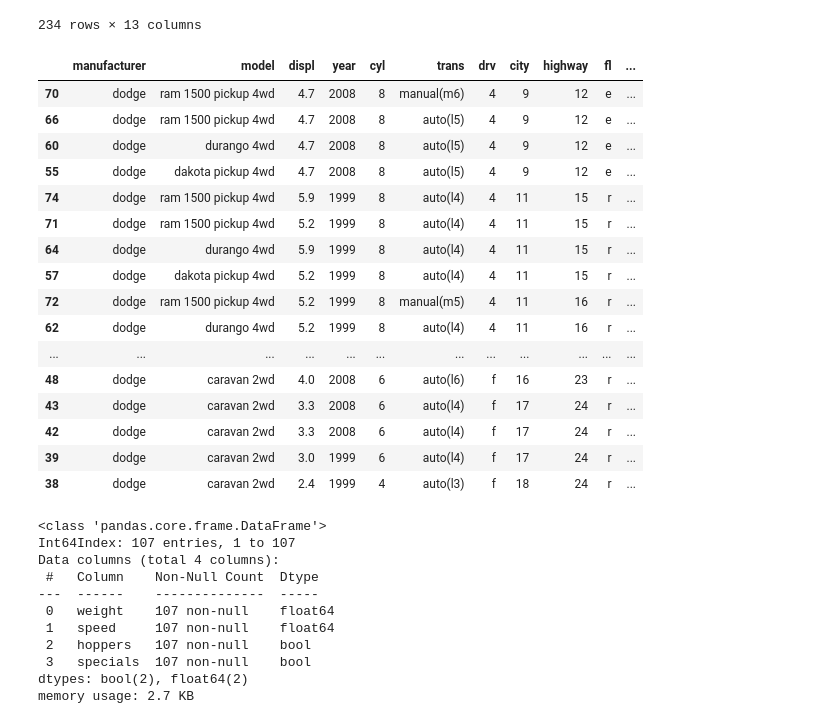
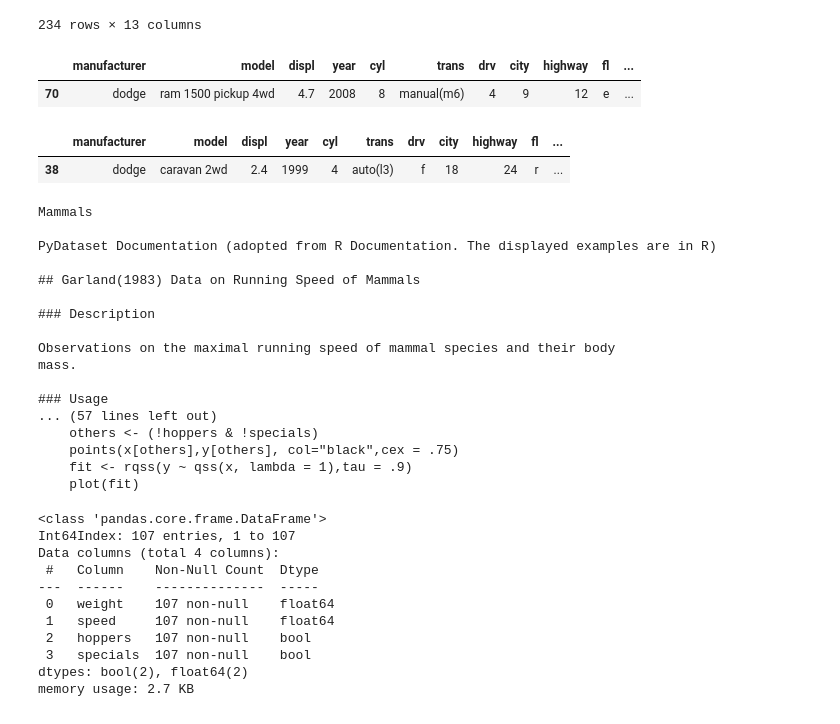
Before and after one commit to tim-keriazes/numpy-pandas-visualization-exercises, a Jupyter notebook: dataframes.ipynb, the cells around one changed output. Saved outputs shown, nothing was run; the diff lists cells and outputs as text; code cells hidden in the pictures.

Commit message:
dataframes update

```diff
--- a/dataframes.ipynb
+++ b/dataframes.ipynb
@@ -292,27 +324,37 @@ mpg
 | 234 | volkswagen | passat | 3.6 | 2008 | 6 | auto(s6) | f | 17 | 26 | p | ... |
 234 rows × 13 columns
 # %%
-mpg[mpg.manufacturer == 'dodge'].sort_values(by='avg_mileage')
+mpg[mpg.manufacturer == 'dodge'].sort_values(by='avg_mileage').nsmallest(1,'avg_mileage')
+#lowest avg mileage
 # %% [output]
 |  | manufacturer | model | displ | year | cyl | trans | drv | city | highway | fl | ... |
 | 70 | dodge | ram 1500 pickup 4wd | 4.7 | 2008 | 8 | manual(m6) | 4 | 9 | 12 | e | ... |
-| 66 | dodge | ram 1500 pickup 4wd | 4.7 | 2008 | 8 | auto(l5) | 4 | 9 | 12 | e | ... |
-| 60 | dodge | durango 4wd | 4.7 | 2008 | 8 | auto(l5) | 4 | 9 | 12 | e | ... |
-| 55 | dodge | dakota pickup 4wd | 4.7 | 2008 | 8 | auto(l5) | 4 | 9 | 12 | e | ... |
-| 74 | dodge | ram 1500 pickup 4wd | 5.9 | 1999 | 8 | auto(l4) | 4 | 11 | 15 | r | ... |
-| 71 | dodge | ram 1500 pickup 4wd | 5.2 | 1999 | 8 | auto(l4) | 4 | 11 | 15 | r | ... |
-| 64 | dodge | durango 4wd | 5.9 | 1999 | 8 | auto(l4) | 4 | 11 | 15 | r | ... |
-| 57 | dodge | dakota pickup 4wd | 5.2 | 1999 | 8 | auto(l4) | 4 | 11 | 15 | r | ... |
-| 72 | dodge | ram 1500 pickup 4wd | 5.2 | 1999 | 8 | manual(m5) | 4 | 11 | 16 | r | ... |
-| 62 | dodge | durango 4wd | 5.2 | 1999 | 8 | auto(l4) | 4 | 11 | 16 | r | ... |
-| ... | ... | ... | ... | ... | ... | ... | ... | ... | ... | ... | ... |
-| 48 | dodge | caravan 2wd | 4.0 | 2008 | 6 | auto(l6) | f | 16 | 23 | r | ... |
-| 43 | dodge | caravan 2wd | 3.3 | 2008 | 6 | auto(l4) | f | 17 | 24 | r | ... |
-| 42 | dodge | caravan 2wd | 3.3 | 2008 | 6 | auto(l4) | f | 17 | 24 | r | ... |
-| 39 | dodge | caravan 2wd | 3.0 | 1999 | 6 | auto(l4) | f | 17 | 24 | r | ... |
-| 38 | dodge | caravan 2wd | 2.4 | 1999 | 4 | auto(l3) | f | 18 | 24 | r | ... |
+# %%
+mpg[mpg.manufacturer == 'dodge'].sort_values(by='avg_mileage').nlargest(1,'avg_mileage')
+#highest avg mileage
+# %% [output]
+|  | manufacturer | model | displ | year | cyl | trans | drv | city | highway | fl | ... |
+| 38 | dodge | caravan 2wd | 2.4 | 1999 | 4 | auto(l3) | f | 18 | 24 | r | ... |
 # %%
-mammals = data ('Mammals')
+mammals = data ('Mammals', show_doc=True)
+# %% [output]
+Mammals
+
+PyDataset Documentation (adopted from R Documentation. The displayed examples are in R)
+
+## Garland(1983) Data on Running Speed of Mammals
+
+### Description
+
+Observations on the maximal running speed of mammal species and their body
+mass.
+
+### Usage
+... (57 lines left out)
+    others <- (!hoppers & !specials)
+    points(x[others],y[others], col="black",cex = .75)
+    fit <- rqss(y ~ qss(x, lambda = 1),tau = .9)
+    plot(fit)
 # %%
 mammals.info()
 #107 rows, 4 columns
```
Also changed, not shown: parts of 11 cells of this notebook.
